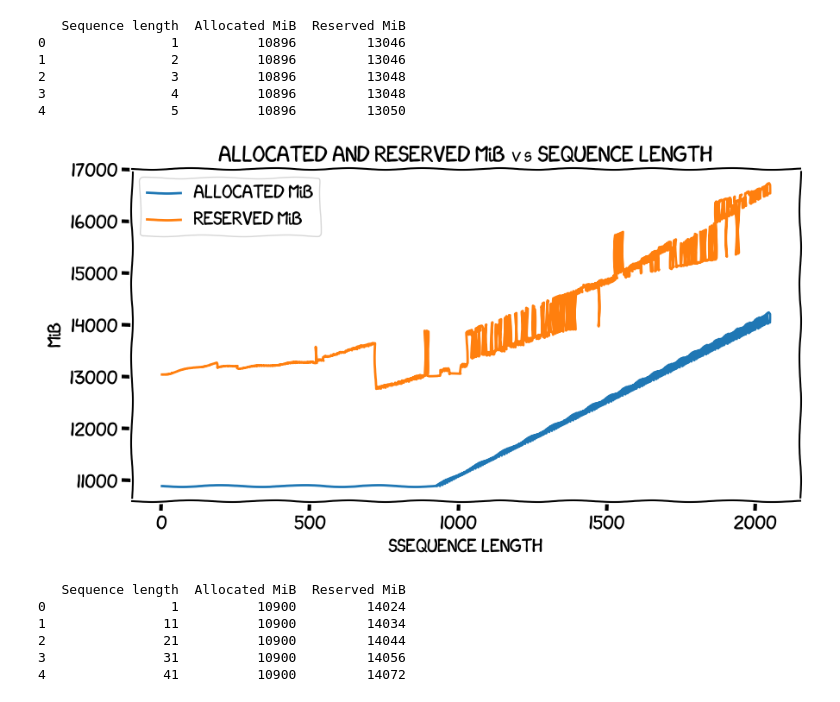
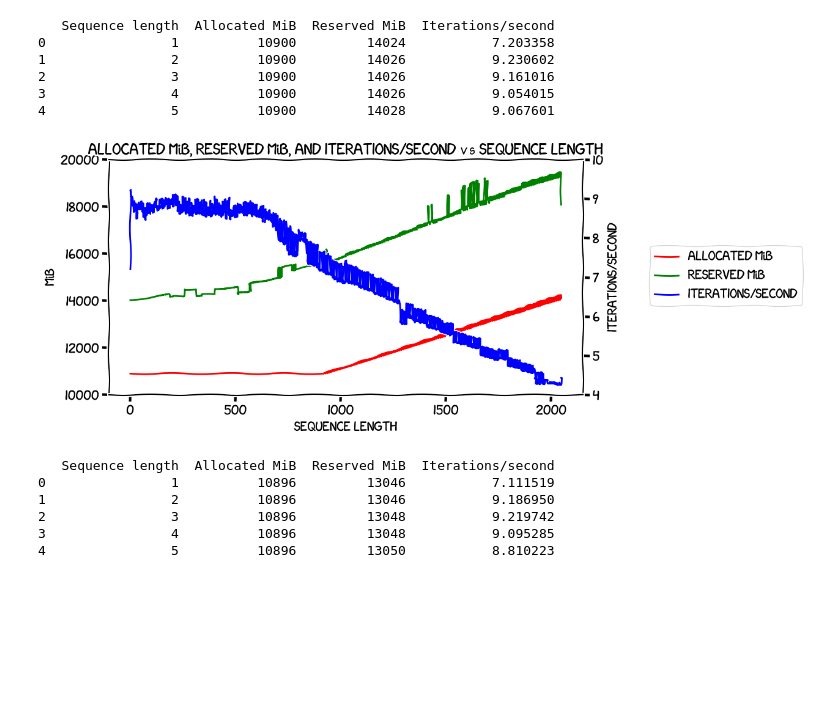
Before and after one commit to gpjt/fine-tune-2024-04, a Jupyter notebook: sequence-length-memory-modeling/charts.ipynb, the cells around one changed output. Drawn from its saved outputs; the diff is of its cells as text; code cells hidden in the pictures; blank space fills up the shorter version.

Commit message:
Code to measure iterations/second, and fresh data for with and without memory variables with per-sequence-length resultion, plus charts comparing everything.

```diff
--- a/sequence-length-memory-modeling/charts.ipynb
+++ b/sequence-length-memory-modeling/charts.ipynb
@@ -5,38 +5,53 @@ import matplotlib.pyplot as plt
 plt.xkcd()
 plt.rcParams['font.family'] = "xkcd"
 # %%
-df = pd.read_csv('results-with-env-var.csv', header=None, names=['Sequence length', 'Allocated MiB', 'Reserved MiB'])
-print(df.head())
+without_df = pd.read_csv(
+    'results-without-env-var.csv',
+    header=None,
+    names=['Sequence length', 'Allocated MiB', 'Reserved MiB', 'Iterations/second']
+)
+print(without_df.head())
 # %% [output]
-   Sequence length  Allocated MiB  Reserved MiB
-0                1          10896         13046
-1                2          10896         13046
-2                3          10896         13048
-3                4          10896         13048
-4                5          10896         13050
+   Sequence length  Allocated MiB  Reserved MiB  Iterations/second
+0                1          10900         14024           7.203358
+1                2          10900         14026           9.230602
+2                3          10900         14026           9.161016
+3                4          10900         14026           9.054015
+4                5          10900         14028           9.067601
+# %%
+def plot(df):
+    fig, ax1 = plt.subplots(figsize=(10, 5))
+
+    ax1.plot(df['Sequence length'], df['Allocated MiB'], label='ALLOCATED MiB', color='red')
+    ax1.plot(df['Sequence length'], df['Reserved MiB'], label='RESERVED MiB', color='green')
+    ax1.set_xlabel('SEQUENCE LENGTH')
+    ax1.set_ylabel('MiB')
+    ax1.tick_params(axis='y')
+    ax1.set_ylim(10000, 20000)
+
+    ax2 = ax1.twinx()
+    ax2.plot(df['Sequence length'], df['Iterations/second'], label='ITERATIONS/SECOND', color='blue')
+    ax2.set_ylabel('ITERATIONS/SECOND')
+    ax2.tick_params(axis='y')
+    ax2.set_ylim(4, 10)
+
+    plt.title('ALLOCATED MiB, RESERVED MiB, AND ITERATIONS/SECOND vs SEQUENCE LENGTH')
+    fig.legend(loc='center left', bbox_to_anchor=(1, 0.5))
 # %%
-plt.figure(figsize=(10, 5))
-plt.plot(df['Sequence length'], df['Allocated MiB'], label='ALLOCATED MiB')
-plt.plot(df['Sequence length'], df['Reserved MiB'], label='RESERVED MiB')
+plot(without_df)
 
-plt.xlabel('SSEQUENCE LENGTH')
-plt.ylabel('MiB')
-plt.title('ALLOCATED AND RESERVED MiB vs SEQUENCE LENGTH')
-plt.legend()
-plt.grid(True)
-
-plt.savefig("/tmp/sequence-length-vs-memory-with-env-var.png")
+plt.savefig("/tmp/sequence-length-vs-memory-without-env-var.png")
 plt.show()
 # %% [output]
-[figure, old version]
+[figure, new version]
 # %%
-df = pd.read_csv('results-without-env-var.csv', header=None, names=['Sequence length', 'Allocated MiB', 'Reserved MiB'])
-print(df.head())
+with_df = pd.read_csv('results-with-env-var.csv', header=None, names=['Sequence length', 'Allocated MiB', 'Reserved MiB', 'Iterations/second'])
+print(with_df.head())
 # %% [output]
-   Sequence length  Allocated MiB  Reserved MiB
-0                1          10900         14024
-1               11          10900         14034
-2               21          10900         14044
-3               31          10900         14056
-4               41          10900         14072
+   Sequence length  Allocated MiB  Reserved MiB  Iterations/second
+0                1          10896         13046           7.111519
+1                2          10896         13046           9.186950
+2                3          10896         13048           9.219742
+3                4          10896         13048           9.095285
+4                5          10896         13050           8.810223
 # %%
```
Also changed, not shown: parts of 4 cells of this notebook, 4 other files.
